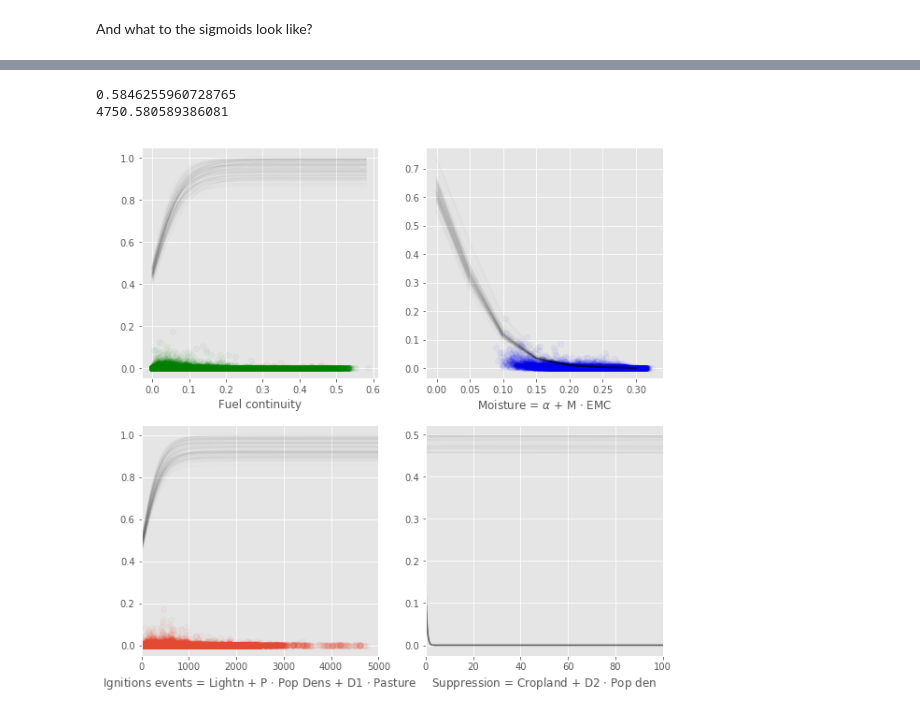
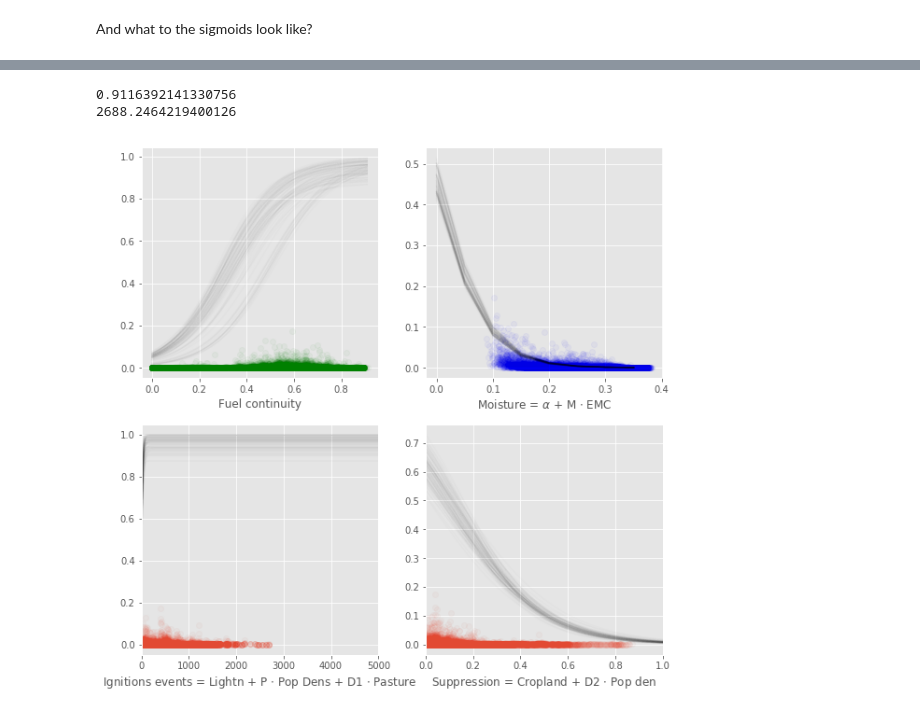
Before and after one commit to douglask3/amazon_fires, a Jupyter notebook: optimise_run_model/bayesian_inference.ipynb, the cells around one changed output, grey strips where cells are left out. Saved outputs shown, nothing was run; the diff lists cells and outputs as text; code cells hidden in the pictures.

Commit message:
playing around with some paramters priors, including repalcing Unifrom with Normal and Exp ones, and atapting to new inputs

```diff
--- a/optimise_run_model/bayesian_inference.ipynb
+++ b/optimise_run_model/bayesian_inference.ipynb
@@ -287,30 +287,31 @@ Back to the code.., `pymc3` is quite funky in that it allows me to create an emp
 with pm3.Model() as fire_error:
 
 # first for the sigmoids
-    fuel_x0        = pm3.Uniform('fuel_x0'       ,    -1.0,  2.0)
-    fuel_k         = pm3.Uniform('fuel_k'        ,     0.0, 1000.0)
-    fuel_pw        = pm3.Uniform('fuel_pw'       ,     1.0, 20.0)
-    fuel_pg        = pm3.Uniform('fuel_pg'       ,     0.0, 1.0)
+    fuel_x0        = pm3.Normal     ('fuel_x0'     , 0.5, 0.5)
+    fuel_k         = pm3.Exponential('fuel_k'      , 1.0     )
+    fuel_pw        = pm3.Exponential('fuel_pw'     , 1.0) + 1.0
+    fuel_pg        = pm3.Uniform('fuel_pg'         , 0.0, 1.0)
 
-    moisture_x0    = pm3.Uniform('moisture_x0'   ,    -1.0,  2.0)
-    moisture_k     = pm3.Uniform('moisture_k'    ,     0.0, 1000.0)
+    moisture_x0    = pm3.Normal('moisture_x0'      , 0.5, 0.5)
+    moisture_k     = pm3.Exponential('moisture_k'  , 1.0     )
 
-    ignition_x0    = pm3.Uniform('ignitions_x0'   ,    -4.0, 4.0)
-    ignition_k     = pm3.Uniform('ignitions_k'    ,     0.0, 1000.0)
+    ignition_x0    = pm3.Normal     ('ignitions_x0', 1.0, 1.0)
+    ignition_k     = pm3.Exponential('ignitions_k' , 1.0     )
 
-    suppression_x0 = pm3.Uniform('suppression_x0',  -1.0,  2.0)
-    suppression_k  = pm3.Uniform('suppression_k' ,     0.0, 2.0)
+    suppression_x0 = pm3.Normal ('suppression_x0'  , 0.5, 0.5)
+    suppression_k  = pm3.Exponential('suppression_k', 1.0     )
 
-    max_f          = pm3.Uniform('max_f'         ,     0.0,    1.0)
-    exp_scale      = pm3.Exponential('exp_scale', 1.0)
+    max_f          = pm3.Uniform('max_f'           , 0.0, 1.0)
+    exp_scale      = pm3.Exponential('exp_scale'   , 1.0     )
     #pow_f          = pm3.Uniform('pow_f'         ,     0.0,    1.0)
 # now for the hyper-parameters that describe the independent fire condition covariates
-    cM  = pm3.Uniform('cM' , 0.0, 1e4)
-    cMT = pm3.Uniform('cMT', 0.0, 1e4)
+    cM  = pm3.Exponential('cM' , 1.0)
+    cMT = pm3.Exponential('cMT', 1.0)
     #cL  = pm3.Uniform('cL' , 0, 1e4)
-    cP  = pm3.Uniform('cP' , 0.0, 1e4)
-    cD1 = pm3.Uniform('cD1', 0.0, 1e4)
-    cD2 = pm3.Uniform('cD2', 0.0, 1e4)
+    cP  = pm3.Exponential('cP' , 1.0)
+    cD1 = pm3.Exponential('cD1', 1.0)
+    cD2 = pm3.Exponential('cD2', 1.0)
+
     #cDmax = pm3.Uniform('cDmax', 0, 1e4)
 # describe the standard deviation in the error term
     sigma = pm3.HalfNormal('sigma', sd=1)
@@ -546,34 +542,34 @@ f_ignite = ignition(fd["lightning"].values, \
                     cP, cD1)
 
 pltVsFire(f_ignite, "Ignitions events = Lightn + P $\cdot$ Pop Dens + D1 $\cdot$ Pasture")
 
 ## Line of best fit
 Ignite = np.arange(0.0, igniteMax, 0.1)
 r_Ignite = randomParam(Ignite, 'ignitions_x0', 'ignitions_k')
 for r in r_Ignite: plt.plot(Ignite, r, 'k', alpha=.01)
 
 plt.xlim(0, igniteMax)
 
 ####################
 ## Suppression    ##
 ####################
 plt.subplot(2, 2, 4)
 #scatter plot
 cD2 = np.mean(vals['cD2'])
 f_suppression = supression(fd["cropland"].values, \
                            fd["population_density"].values, \
                            cD2)
 
 pltVsFire(f_suppression, "Suppression = Cropland + D2 $\cdot$ Pop den")
 
 # Line of best fit
 Suppress = np.arange(0, 100, 0.01)
 r_suppression = randomParam(Suppress, 'suppression_x0', 'suppression_k', -1.0)
 for r in r_suppression: plt.plot(Suppress, r, 'k', alpha=.01)
 
-plt.xlim(0, 100)
+plt.xlim(0, 1)
 print(f_ignite.max())
 # %% [output]
-0.5846255960728765
-4750.580589386081
+0.9116392141330756
+2688.2464219400126
-[figure, old version]
+[figure, new version]
```
Also changed, not shown: parts of 9 cells of this notebook.
